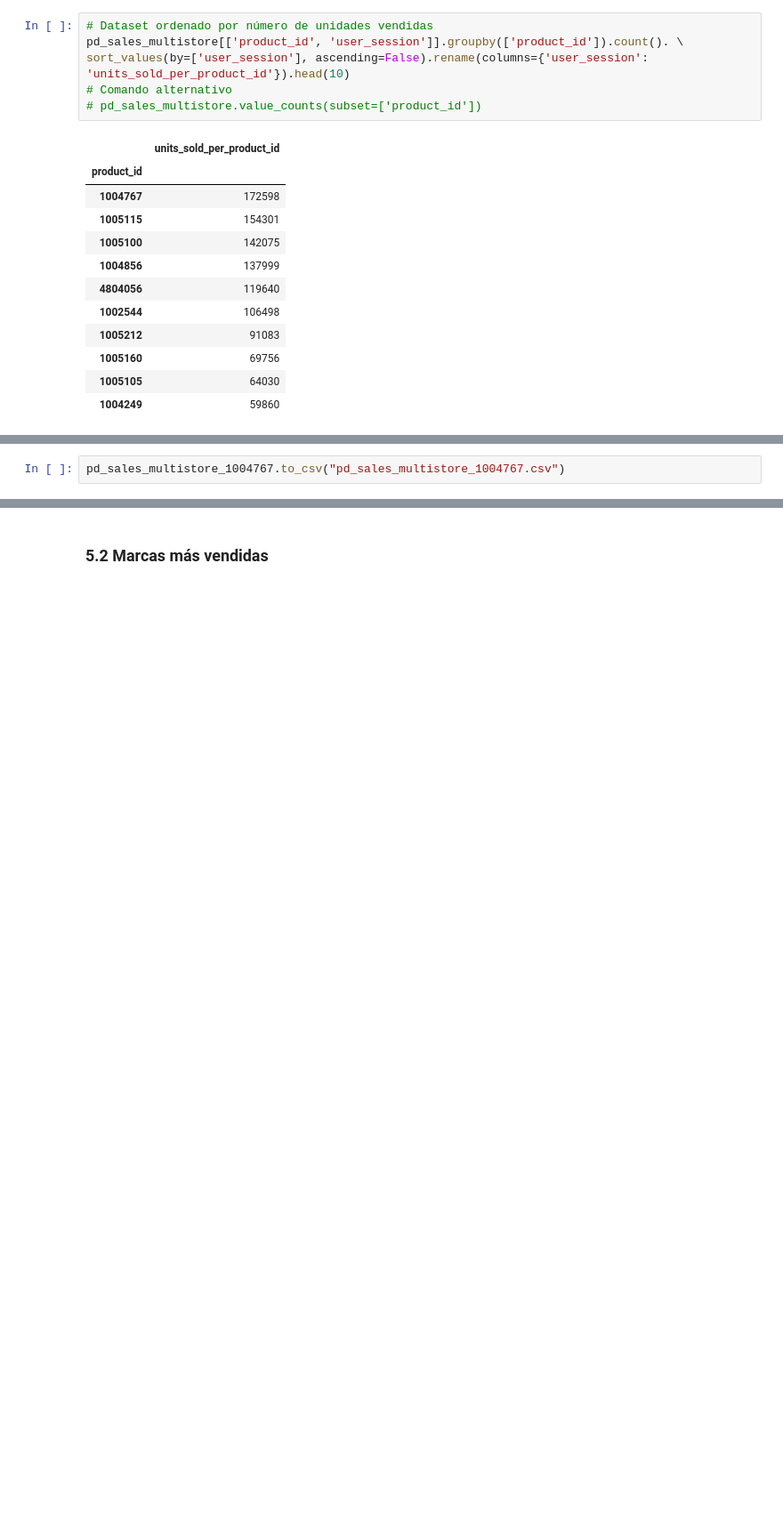
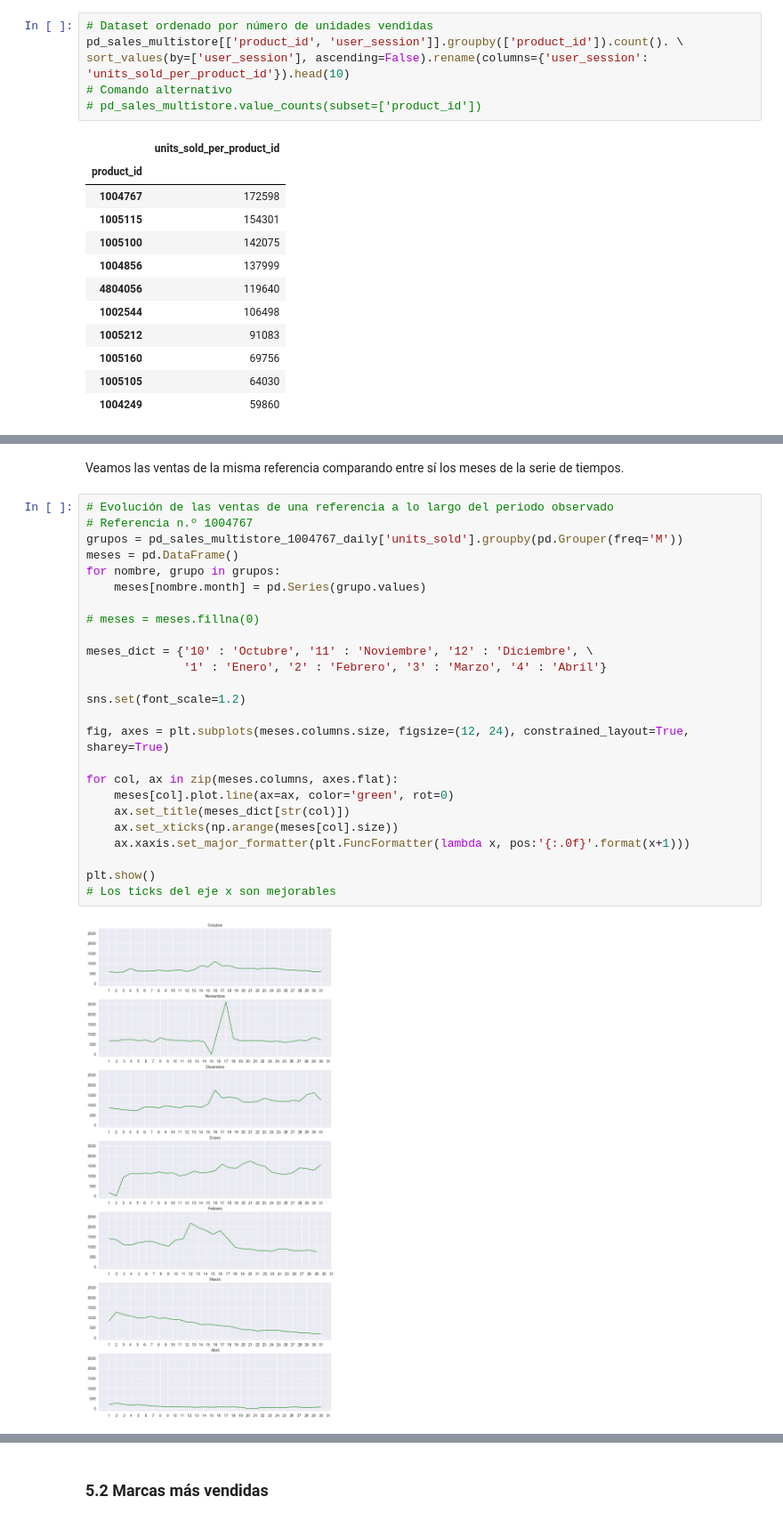
Before and after one commit to saleforecast-bmmmr/saleforecast, a Jupyter notebook: eda/EDA.ipynb, the cells around one changed output, grey strips where cells are left out. Shown at 89% size. Saved outputs shown, nothing was run; the diff lists cells and outputs as text; blank space fills up the shorter version.

```diff
--- a/eda/EDA.ipynb
+++ b/eda/EDA.ipynb
@@ -407,2 +413,29 @@ plt.show()
-# %%
-pd_sales_multistore_1004767.to_csv("pd_sales_multistore_1004767.csv")
+# %% [markdown]
+Veamos las ventas de la misma referencia comparando entre sí los meses de la serie de tiempos.
+# %%
+# Evolución de las ventas de una referencia a lo largo del periodo observado
+# Referencia n.º 1004767
+grupos = pd_sales_multistore_1004767_daily['units_sold'].groupby(pd.Grouper(freq='M'))
+meses = pd.DataFrame()
+for nombre, grupo in grupos:
+    meses[nombre.month] = pd.Series(grupo.values)
+
+# meses = meses.fillna(0)
+
+meses_dict = {'10' : 'Octubre', '11' : 'Noviembre', '12' : 'Diciembre', \
+              '1' : 'Enero', '2' : 'Febrero', '3' : 'Marzo', '4' : 'Abril'}
+
+sns.set(font_scale=1.2)
+
+fig, axes = plt.subplots(meses.columns.size, figsize=(12, 24), constrained_layout=True, sharey=True)
+
+for col, ax in zip(meses.columns, axes.flat):
+    meses[col].plot.line(ax=ax, color='green', rot=0)
+    ax.set_title(meses_dict[str(col)])
+    ax.set_xticks(np.arange(meses[col].size))
+    ax.xaxis.set_major_formatter(plt.FuncFormatter(lambda x, pos:'{:.0f}'.format(x+1)))
+
+plt.show()
+# Los ticks del eje x son mejorables
+# %% [output]
+[figure, added]
```
Also changed, not shown: parts of 6 cells of this notebook, 1 other file.
